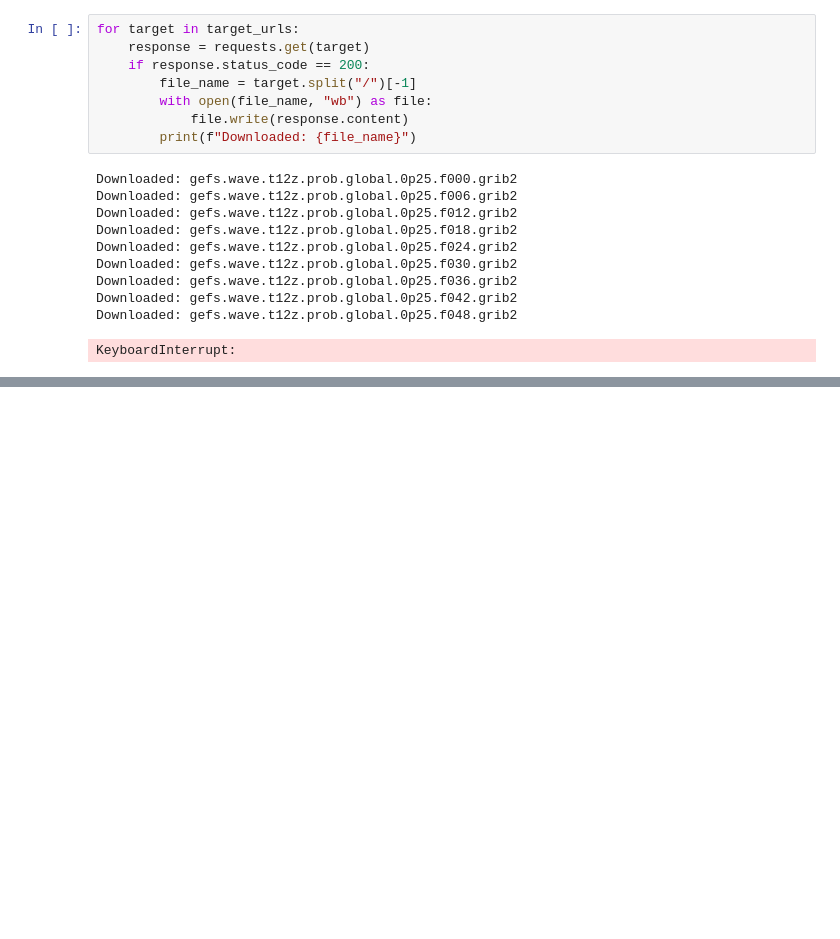
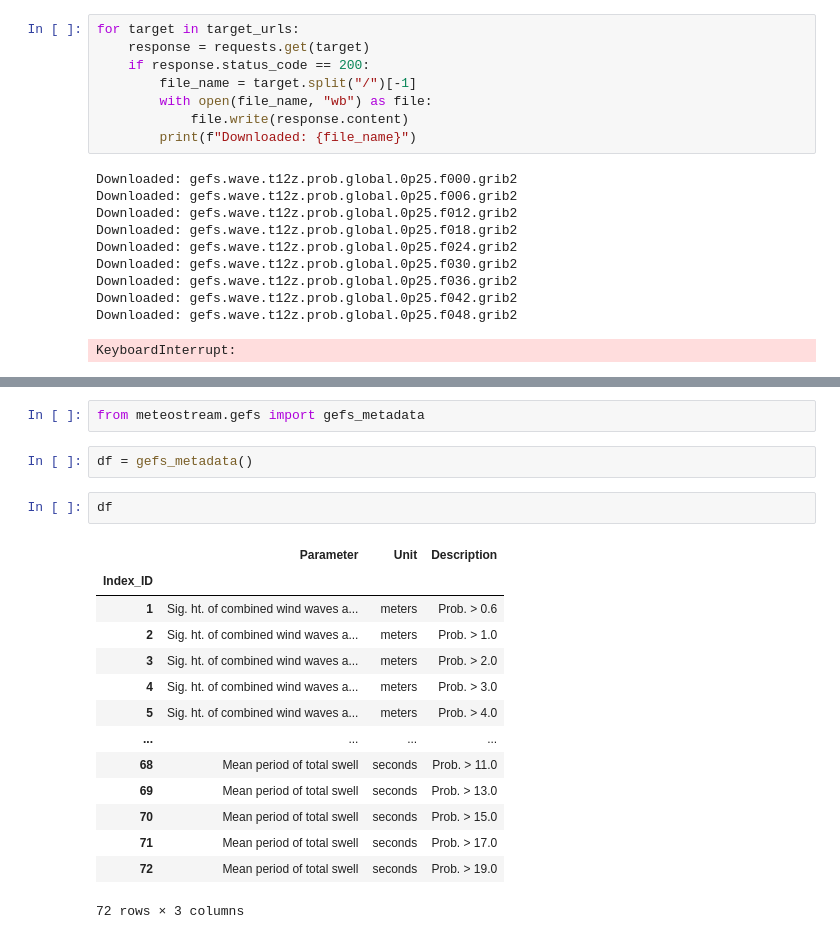
Before and after one commit to TylerWx-AMI/meteostream, a Jupyter notebook: examples/gefs_test.ipynb, the cells around one changed output, grey strips where cells are left out. Saved outputs shown, nothing was run; the diff lists cells and outputs as text; blank space fills up the shorter version.

```diff
--- a/examples/gefs_test.ipynb
+++ b/examples/gefs_test.ipynb
@@ -63,0 +98,21 @@ KeyboardInterrupt:
+# %%
+from meteostream.gefs import gefs_metadata
+# %%
+df = gefs_metadata()
+# %%
+df
+# %% [output]
+|  | Parameter | Unit | Description |
+| Index_ID |  |  |  |
+| 1 | Sig. ht. of combined wind waves a... | meters | Prob. > 0.6 |
+| 2 | Sig. ht. of combined wind waves a... | meters | Prob. > 1.0 |
+| 3 | Sig. ht. of combined wind waves a... | meters | Prob. > 2.0 |
+| 4 | Sig. ht. of combined wind waves a... | meters | Prob. > 3.0 |
+| 5 | Sig. ht. of combined wind waves a... | meters | Prob. > 4.0 |
+| ... | ... | ... | ... |
+| 68 | Mean period of total swell | seconds | Prob. > 11.0 |
+| 69 | Mean period of total swell | seconds | Prob. > 13.0 |
+| 70 | Mean period of total swell | seconds | Prob. > 15.0 |
+| 71 | Mean period of total swell | seconds | Prob. > 17.0 |
+| 72 | Mean period of total swell | seconds | Prob. > 19.0 |
+72 rows × 3 columns
```
Also changed, not shown: parts of 2 cells of this notebook, 7 other files.
